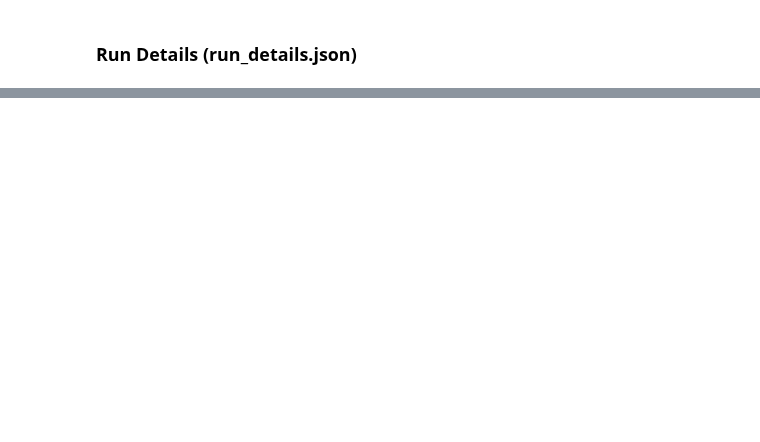
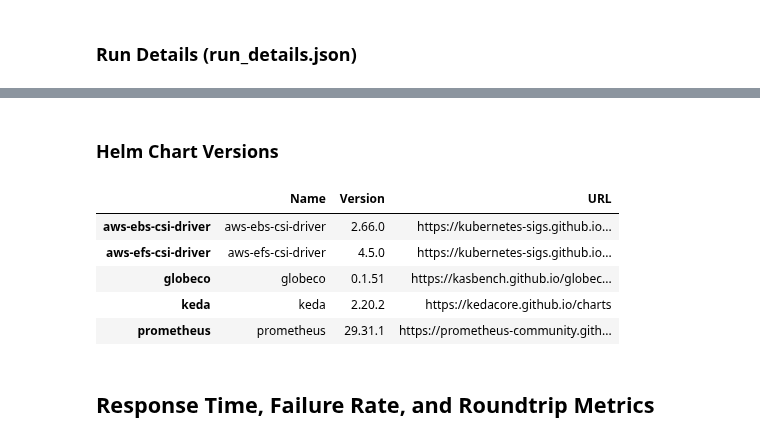
Before and after one commit to kasbench/kasbench-analysis, a Jupyter notebook: src/fdr.ipynb, the cells around one changed output, grey strips where cells are left out. Cells and saved outputs as stored; diff of their text form; code cells hidden in the pictures; blank space fills up the shorter version.

```diff
--- a/src/fdr.ipynb
+++ b/src/fdr.ipynb
@@ -182,0 +391,13 @@ metadata
+# %% [markdown]
+### Helm Chart Versions
+# %%
+helm_df = common.get_helm_versions(s3_bucket, RUN)
+
+helm_df
+# %% [output]
+|  | Name | Version | URL |
+| aws-ebs-csi-driver | aws-ebs-csi-driver | 2.66.0 | https://kubernetes-sigs.github.io... |
+| aws-efs-csi-driver | aws-efs-csi-driver | 4.5.0 | https://kubernetes-sigs.github.io... |
+| globeco | globeco | 0.1.51 | https://kasbench.github.io/globec... |
+| keda | keda | 2.20.2 | https://kedacore.github.io/charts |
+| prometheus | prometheus | 29.31.1 | https://prometheus-community.gith... |
@@ -182,0 +412,2 @@ metadata
+# %% [markdown]
+## Response Time, Failure Rate, and Roundtrip Metrics
```
Also changed, not shown: parts of 26 cells of this notebook, 9 other files.
